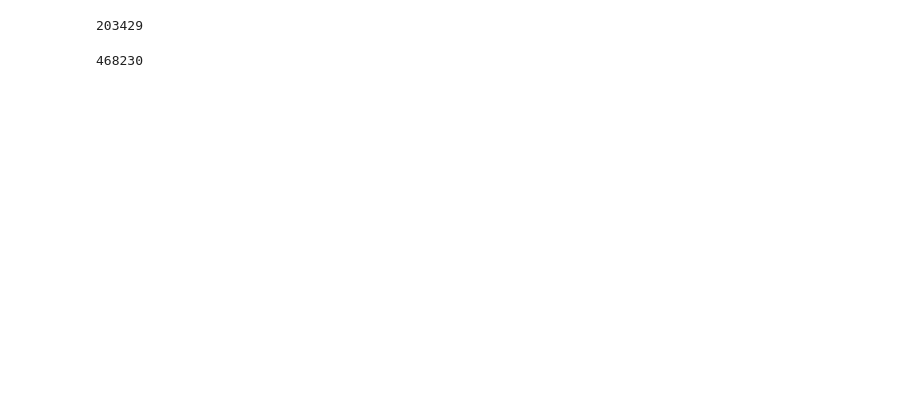
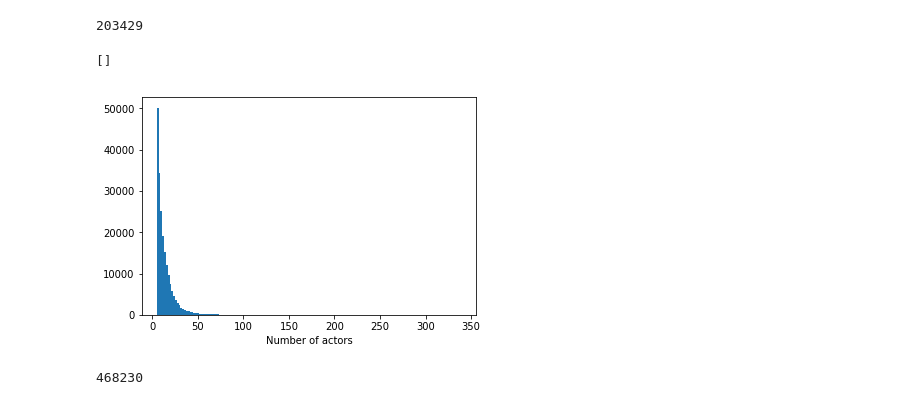
Before and after one commit to ayushdg/IMDB-Mining, a Jupyter notebook: Q1_Q3_Q6.ipynb, the cells around one changed output. Drawn from its saved outputs; the diff is of its cells as text; code cells hidden in the pictures; blank space fills up the shorter version.

```diff
--- a/Q1_Q3_Q6.ipynb
+++ b/Q1_Q3_Q6.ipynb
@@ -246,7 +268,17 @@ len(movie_actor_lst[236094])
+# %%
+lengths__ = [len(v) for v in movie_actor_lst_ge5.values()]
 # %%
 len(movie_keys)
 # %% [output]
 203429
+# %%
+plt.hist(lengths__, bins=np.arange(min(lengths__), max(lengths__)+1,2))
+plt.xlabel('Number of actors')
+plt.ylabel('')
+plt.plot()
+# %% [output]
+[]
+[figure, added]
 # %%
 len(movie_actor_lst)
 # %% [output]
```
Also changed, not shown: parts of 18 cells of this notebook.
